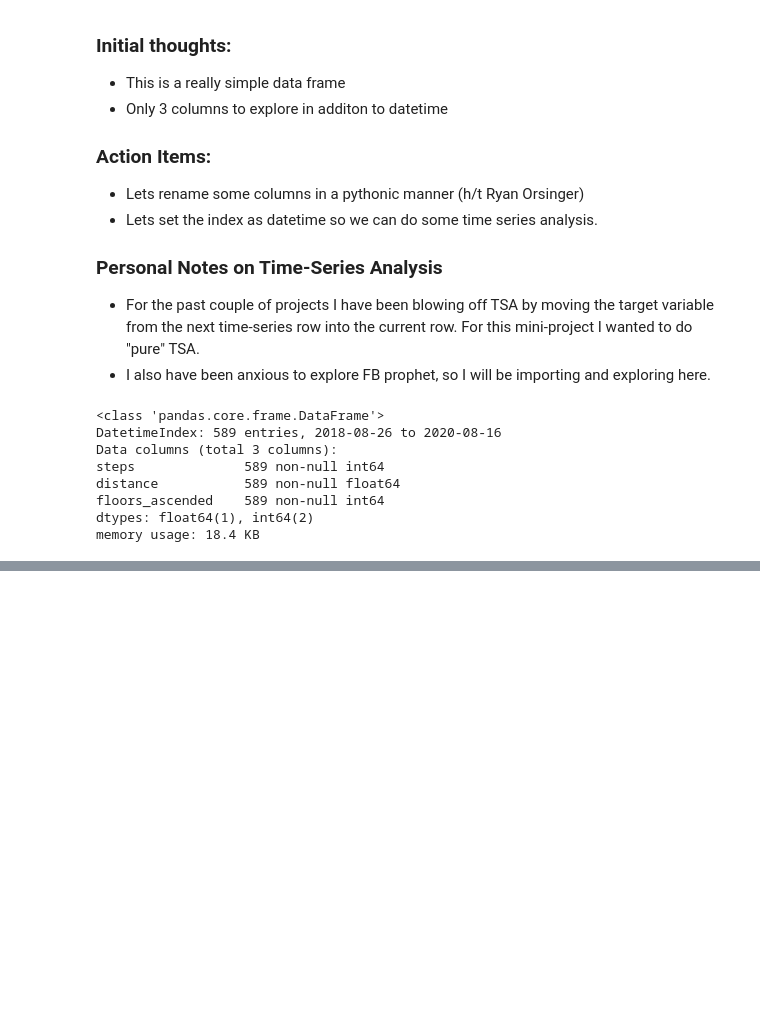
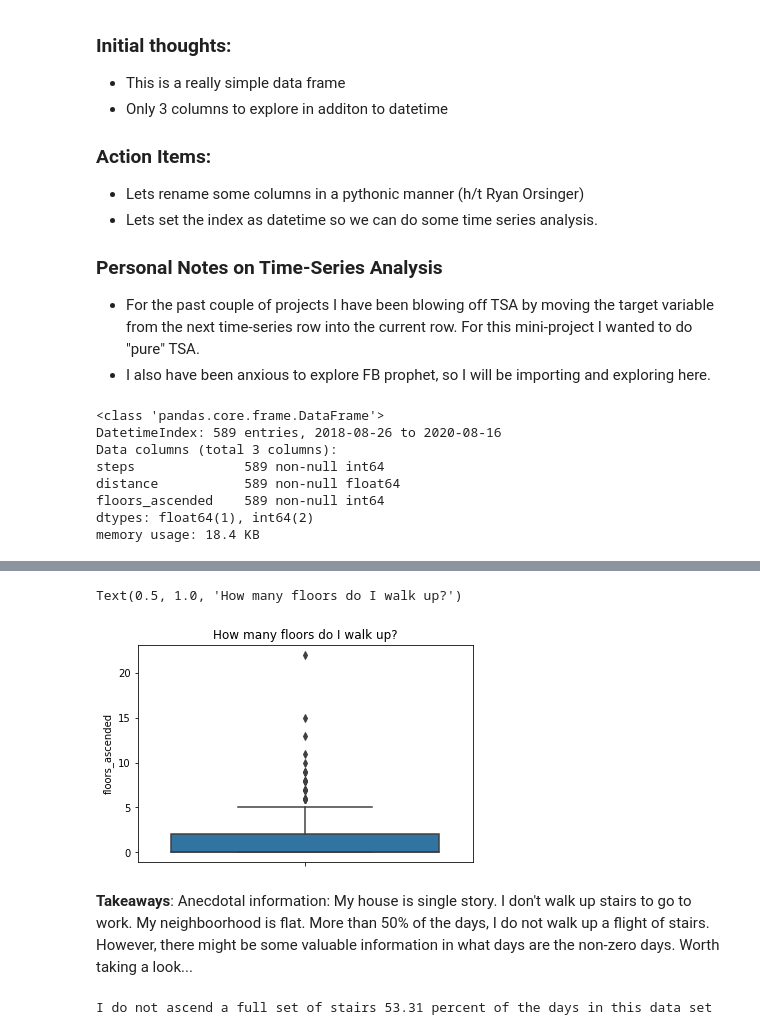
Before and after one commit to noahmelngailis/time_series_steps_project, a Jupyter notebook: time_sereis.ipynb, the cells around one changed output, grey strips where cells are left out. Drawn from its saved outputs; the diff is of its cells as text; code cells hidden in the pictures; blank space fills up the shorter version.

```diff
--- a/time_sereis.ipynb
+++ b/time_sereis.ipynb
@@ -73,0 +122,12 @@ memory usage: 18.4 KB
+# %%
+sns.boxplot(y='floors_ascended', data=df)
+plt.title('How many floors do I walk up?')
+# %% [output]
+Text(0.5, 1.0, 'How many floors do I walk up?')
+[figure, added]
+# %% [markdown]
+**Takeaways**:  Anecdotal information:  My house is single story.  I don't walk up stairs to go to work.  My neighboorhood is flat.  More than 50% of the days, I do not walk up a flight of stairs.   However, there might be some valuable information in what days are the non-zero days.  Worth taking a look...
+# %%
+print(f'I do not ascend a full set of stairs {round((df.floors_ascended == 0).mean(),4 )*100} percent of the days in this data set')
+# %% [output]
+I do not ascend a full set of stairs 53.31 percent of the days in this data set
```
Also changed, not shown: parts of 13 cells of this notebook.
